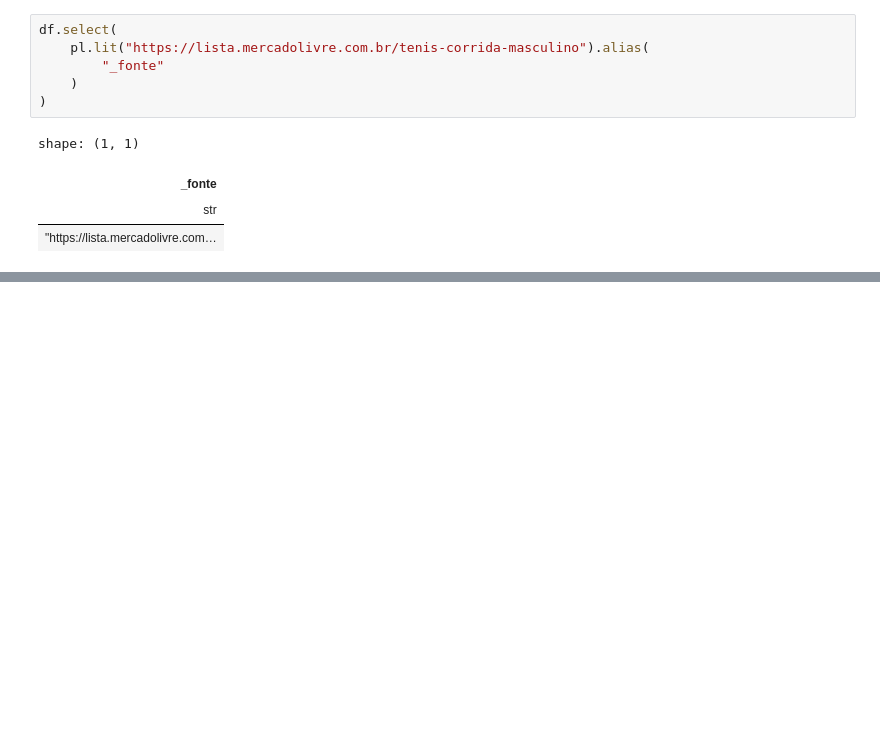
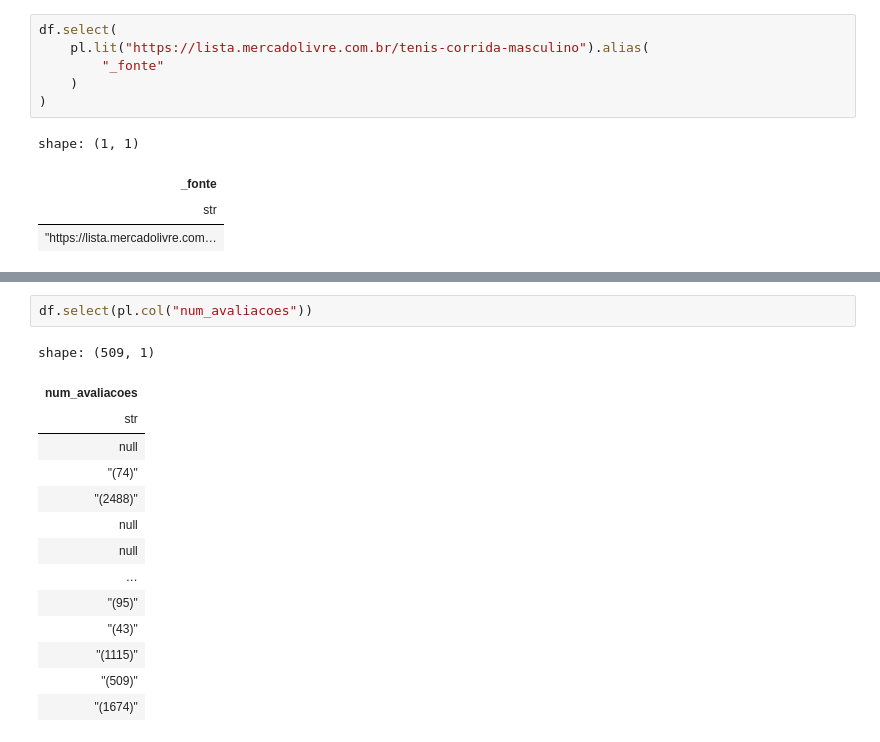
Before and after one commit to Fenyx-Forte/Pesquisa-De-Mercado-Tenis-Corrida-Masculino, a Jupyter notebook: src/jupyter/notebook.ipynb, the cells around one changed output, grey strips where cells are left out. Saved outputs shown, nothing was run; the diff lists cells and outputs as text; blank space fills up the shorter version.

```diff
--- a/src/jupyter/notebook.ipynb
+++ b/src/jupyter/notebook.ipynb
@@ -167,3 +167,20 @@ shape: (509, 10)
 | "OLYMPIKUS" | "Olympikus CORRIDA Swift 4 Femi… | "279" | "99" | "31" | "11" | ... |
 | "OLYMPIKUS" | "Olympikus CORRIDA Voa 2 Mascul… | "261" | "62" | "32" | null | ... |
 | "MIZUNO" | "Mizuno Space 3 Masculino Adult… | "299" | "98" | "33" | "33" | ... |
+# %%
+df.select(pl.col("num_avaliacoes"))
+# %% [output]
+shape: (509, 1)
+| num_avaliacoes |
+| str |
+| null |
+| "(74)" |
+| "(2488)" |
+| null |
+| null |
+| … |
+| "(95)" |
+| "(43)" |
+| "(1115)" |
+| "(509)" |
+| "(1674)" |
```
Also changed, not shown: parts of 9 cells of this notebook, 3 other files.
